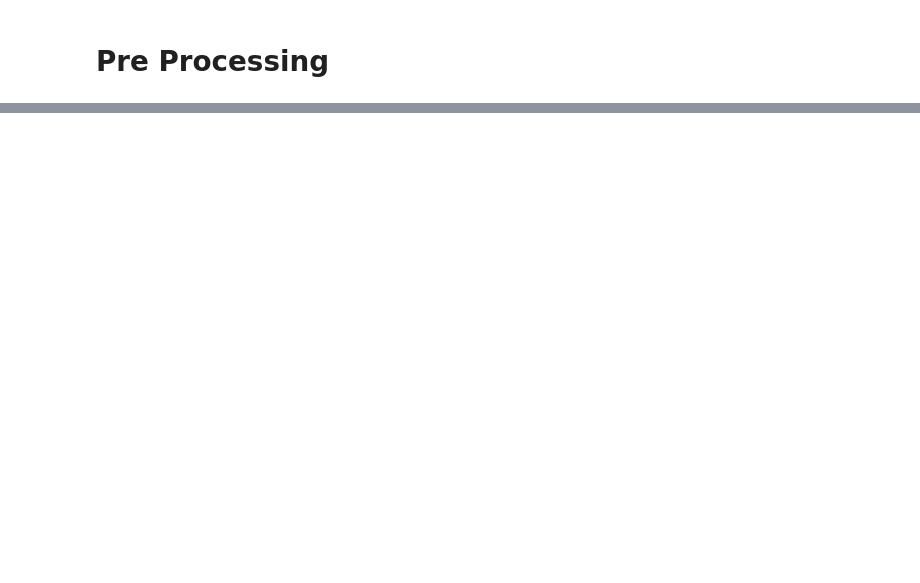
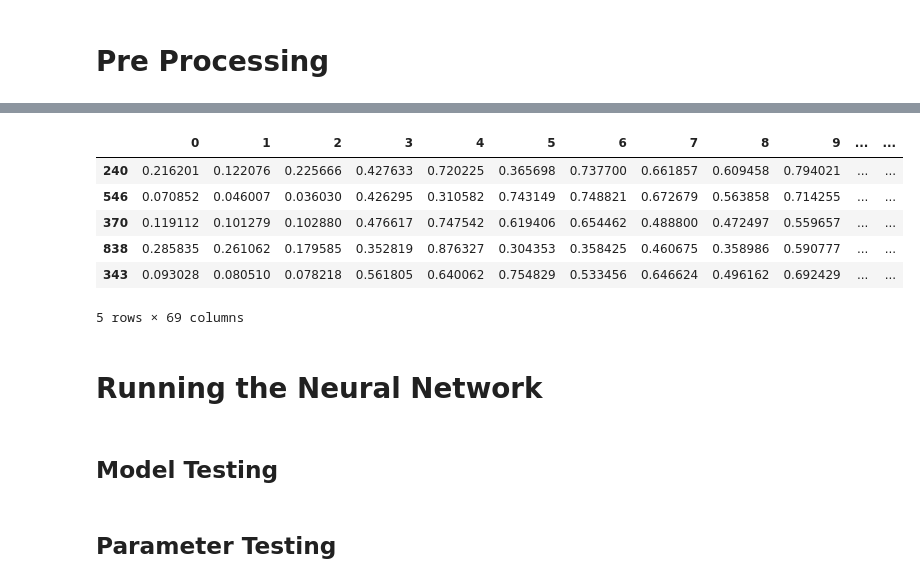
Before and after one commit to rafflezs/Atividades-Mestrado-ICMC, a Jupyter notebook: DeepLearning/Projeto-1-MLP/src/geographical_regression.ipynb, the cells around one changed output, grey strips where cells are left out. Drawn from its saved outputs; the diff is of its cells as text; code cells hidden in the pictures; blank space fills up the shorter version.

```diff
--- a/DeepLearning/Projeto-1-MLP/src/geographical_regression.ipynb
+++ b/DeepLearning/Projeto-1-MLP/src/geographical_regression.ipynb
@@ -60,0 +20,18 @@ norm_test_df = (X_test - X_test.min()) / (X_test.max() - X_test.min())
+# %%
+def train_test_split(df, test_size=0.2):
+    df = df.sample(frac=1)
+    test_set_size = int(len(df) * test_size)
+    test_set = df[:test_set_size]
+    train_set = df[test_set_size:]
+    return train_set, test_set
+# %%
+def normalize(df):
+    return (df - df.min()) / (df.max() - df.min())
+
+def standardize(df):
+    return (df - df.mean()) / df.std()
+# %%
+df_train, df_test = train_test_split(music_df)
+last_column = df_train.columns[-1]
+X_train, y_train = df_train.drop(last_column, axis=1), df_train[last_column]
+X_test, y_test = df_test.drop(last_column, axis=1), df_test[last_column]
@@ -60,0 +41,20 @@ norm_test_df = (X_test - X_test.min()) / (X_test.max() - X_test.min())
+# %%
+# Train Normalization
+X_train = normalize(X_train)
+y_train = normalize(y_train)
+X_test = normalize(X_test)
+y_test = normalize(y_test)
+# %%
+display(X_train.head())
+# %% [output]
+|  | 0 | 1 | 2 | 3 | 4 | 5 | 6 | 7 | 8 | 9 | ... | ... |
+| 240 | 0.216201 | 0.122076 | 0.225666 | 0.427633 | 0.720225 | 0.365698 | 0.737700 | 0.661857 | 0.609458 | 0.794021 | ... | ... |
+| 546 | 0.070852 | 0.046007 | 0.036030 | 0.426295 | 0.310582 | 0.743149 | 0.748821 | 0.672679 | 0.563858 | 0.714255 | ... | ... |
+| 370 | 0.119112 | 0.101279 | 0.102880 | 0.476617 | 0.747542 | 0.619406 | 0.654462 | 0.488800 | 0.472497 | 0.559657 | ... | ... |
+| 838 | 0.285835 | 0.261062 | 0.179585 | 0.352819 | 0.876327 | 0.304353 | 0.358425 | 0.460675 | 0.358986 | 0.590777 | ... | ... |
+| 343 | 0.093028 | 0.080510 | 0.078218 | 0.561805 | 0.640062 | 0.754829 | 0.533456 | 0.646624 | 0.496162 | 0.692429 | ... | ... |
+5 rows × 69 columns
+# %% [markdown]
+# Running the Neural Network
+# %% [markdown]
+## Model Testing
@@ -60,0 +66,2 @@ norm_test_df = (X_test - X_test.min()) / (X_test.max() - X_test.min())
+# %% [markdown]
+## Parameter Testing
```
Also changed, not shown: parts of 15 cells of this notebook, 9 other files.
